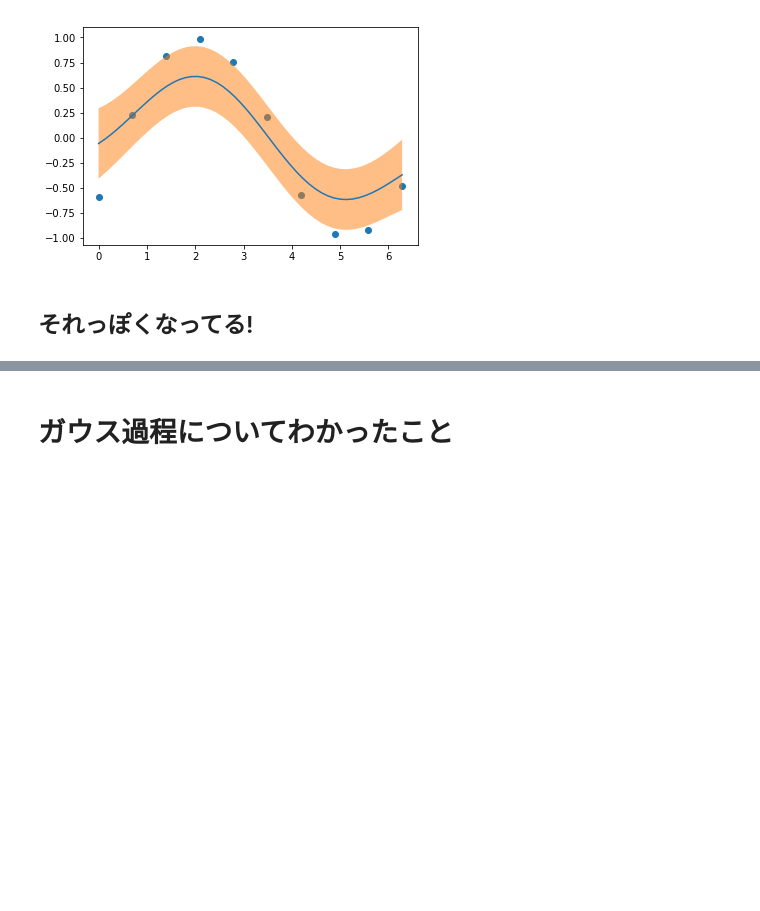
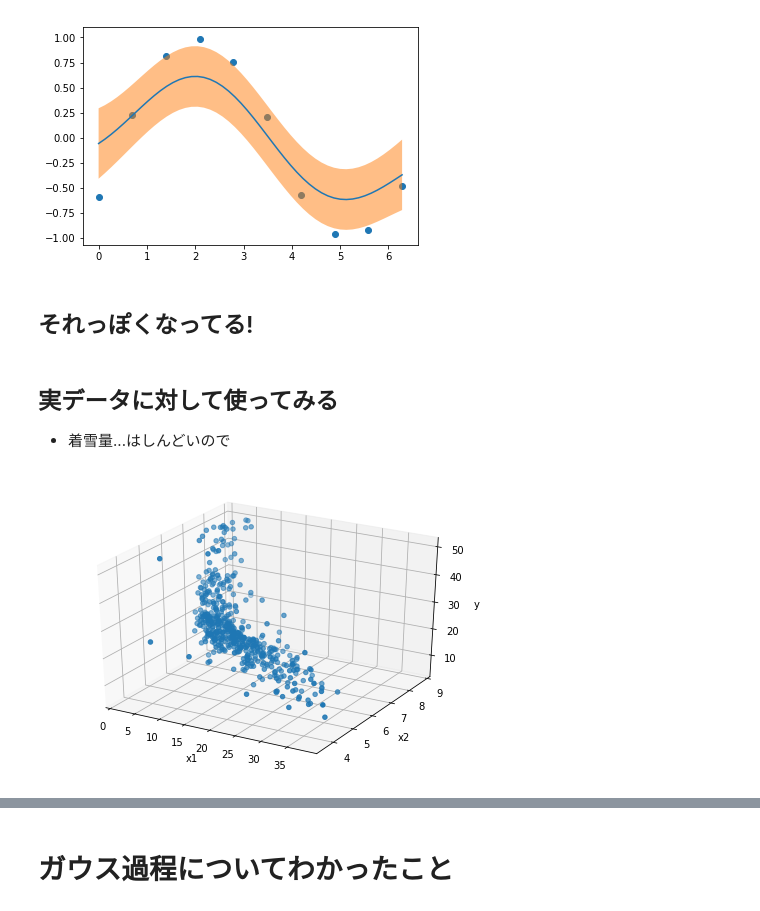
Before and after one commit to uema/gp-scratch, a Jupyter notebook: derivation.ipynb, the cells around one changed output, grey strips where cells are left out. Drawn from its saved outputs; the diff is of its cells as text; code cells hidden in the pictures; blank space fills up the shorter version.

```diff
--- a/derivation.ipynb
+++ b/derivation.ipynb
@@ -667,3 +671,23 @@ plt.show()
 [figure]
 # %% [markdown]
 ## それっぽくなってる!
+# %% [markdown]
+## 実データに対して使ってみる
+* 着雪量...はしんどいので
+# %%
+from sklearn.datasets import load_boston
+
+data = load_boston().data
+X_boston = np.array([data[:,12],data[:,5]]).T
+y_boston = load_boston().target
+
+fig = plt.figure()
+ax = Axes3D(fig)
+ax.scatter(X_boston[:,0], X_boston[:,1], y_boston)
+
+ax.set_xlabel("x1")
+ax.set_ylabel("x2")
+ax.set_zlabel("y")
+plt.show()
+# %% [output]
+[figure, added]
```
Also changed, not shown: parts of 6 cells of this notebook.
